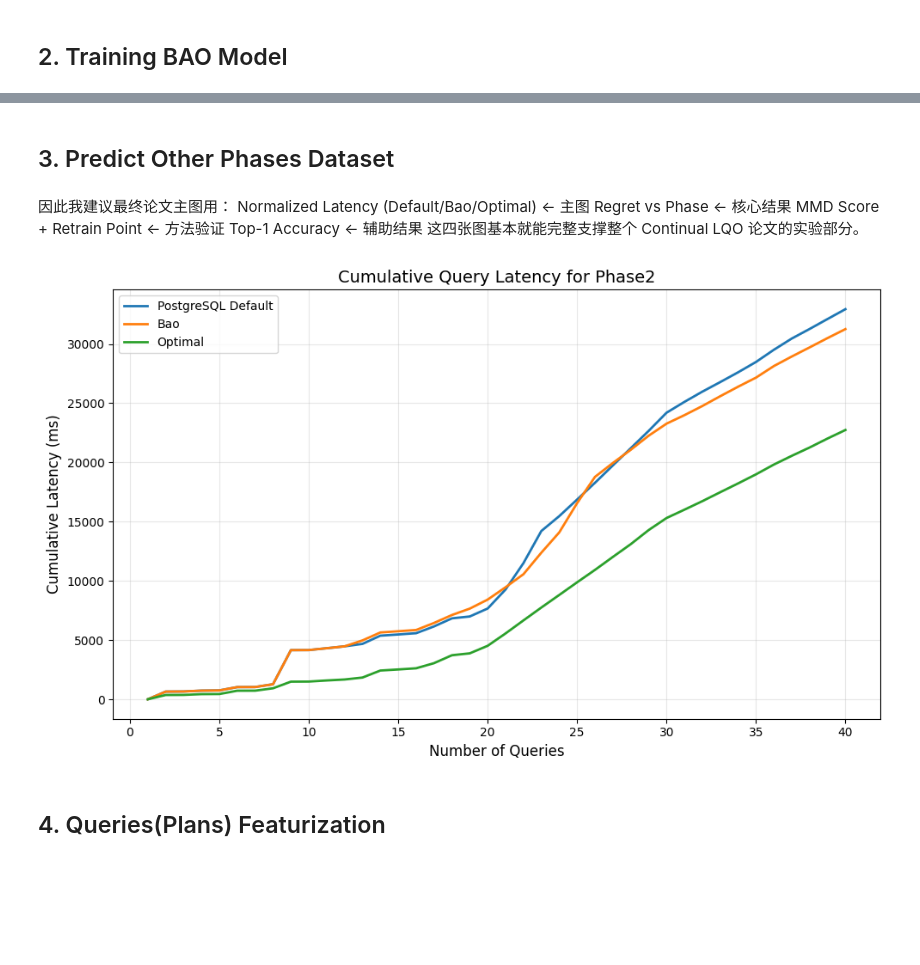
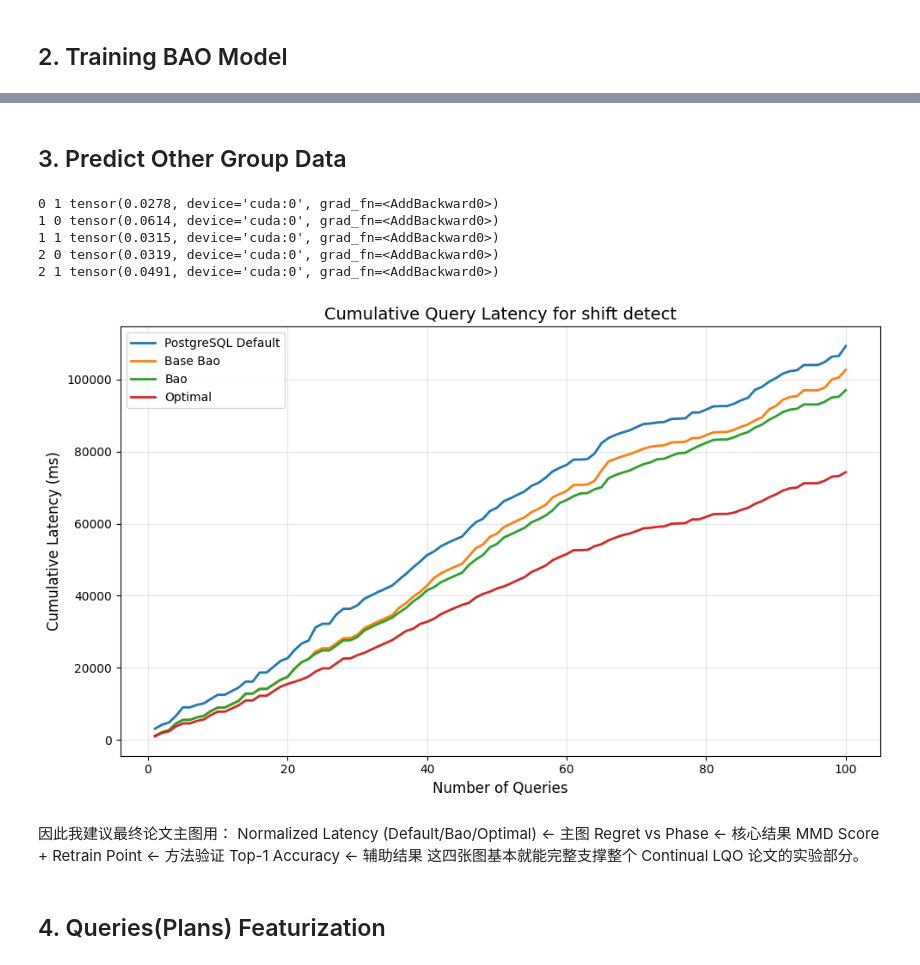
Before and after one commit to hujing2407/AdaLQO, a Jupyter notebook: AdaLQO.ipynb, the cells around one changed output, grey strips where cells are left out. Cells and saved outputs as stored; diff of their text form; code cells hidden in the pictures; blank space fills up the shorter version.

Commit message:
Completed Non/Retrain comparison

```diff
--- a/AdaLQO.ipynb
+++ b/AdaLQO.ipynb
@@ -52 +27,6 @@ df["plans"] = df["plans"].apply(
+# %%
+
+df = utils.load_data("tpc-h-shifting")
+BATCH_SIZE = 20
+data = utils.split_dataset(df, batch_size=BATCH_SIZE)
 # %%
@@ -100,4 +61,4 @@ reg.fit_model(X, y, seed=42, ada_size=False)
  [],
  [])
 # %% [markdown]
-## 3. Predict Other Phases Dataset
+## 3. Predict Other Group Data
@@ -128,3 +72,50 @@ def prediction(data):
+# %%
+import pandas as pd
+from AdaLQO.utils import prediction
+from AdaLQO.shift_detector import mmd
+res = []
+base_data = data[0][0]
+base_embedding = embedding_plans(reg,base_data)
+pre_data = data[0][0]
+ori_reg = copy.deepcopy(reg)
+
+for i, phase in enumerate(data):
+    for j, batch in enumerate(phase):
+        # Skip  the first batch
+        if i+j == 0:
+            continue
+        cur_embedding = embedding_plans(reg, batch)
+        mmd_score = mmd(cur_embedding, base_embedding)
+        print(i, j, mmd_score)
+        # if detected shifting, retrain Bao Model with the last batch data
+        if mmd_score > 0.03:
+            base_data = pre_data
+            X, y = utils.get_training_data(base_data)
+            try:
+                reg.fit_feature_extractor(X, y)
+            except Exception as e:
+                print("ERROR:", e)
+            reg.fit_model(X, y, seed=42, ada_size=False)
+            base_embedding = embedding_plans(reg,base_data)
+
+        ori_res = prediction(ori_reg, batch)
+        cur_res = prediction(reg,batch)
+        cur_res["base_bao_latency"] = ori_res["bao_latency"]
+        res.append(cur_res)
+        pre_data = data[i][j]
+# %% [output]
+0 1 tensor(0.0278, device='cuda:0', grad_fn=<AddBackward0>)
+1 0 tensor(0.0614, device='cuda:0', grad_fn=<AddBackward0>)
+1 1 tensor(0.0315, device='cuda:0', grad_fn=<AddBackward0>)
+2 0 tensor(0.0319, device='cuda:0', grad_fn=<AddBackward0>)
+2 1 tensor(0.0491, device='cuda:0', grad_fn=<AddBackward0>)
+# %%
+res_df = pd.concat(res,ignore_index=True)
+# %%
+from AdaLQO.utils import plot_res
+plot_res("shift detect",res_df,"results/detector_performance.png")
+# %% [output]
+[figure, added]
 # %% [markdown]
 因此我建议最终论文主图用：
 Normalized Latency (Default/Bao/Optimal) ← 主图
@@ -169,8 +126,3 @@ def plot_res(phase_name, pre_results):
-# %%
-res = prediction(p2_df)
-plot_res("Phase2",res)
-# %% [output]
-[figure, removed]
 # %% [markdown]
 ## 4. Queries(Plans) Featurization
 # %%
```
Also changed, not shown: parts of 24 cells of this notebook, 3 other files.
